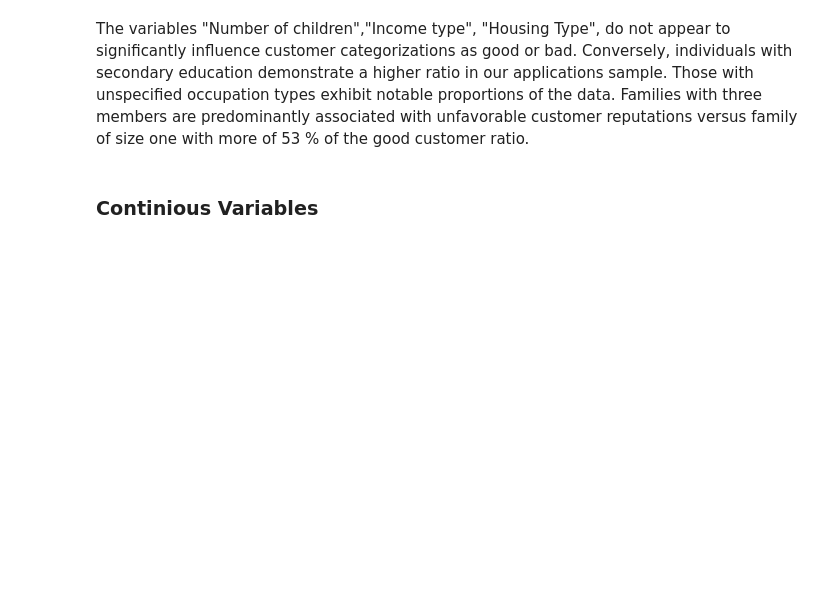
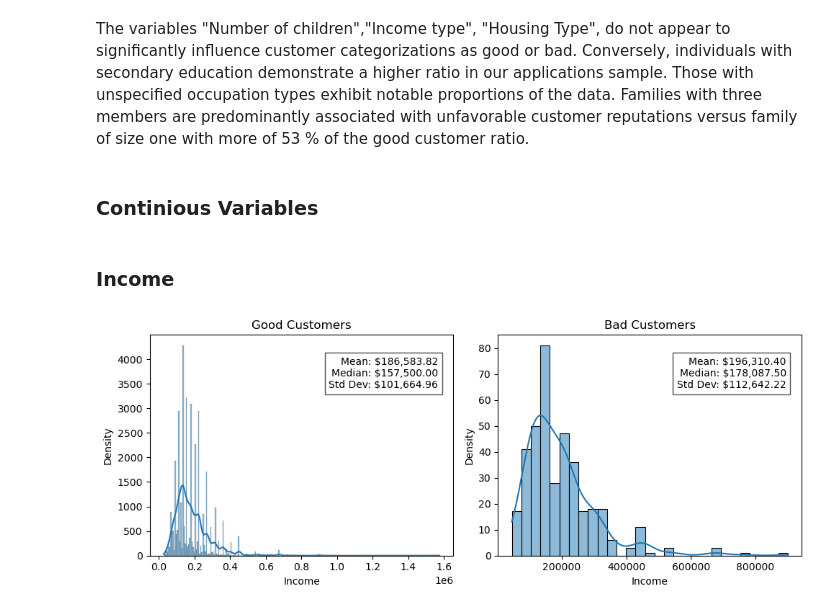
Before and after one commit to DBlassio/tangelo, a Jupyter notebook: notebooks/exploration.ipynb, the cells around one changed output. Drawn from its saved outputs; the diff is of its cells as text; code cells hidden in the pictures; blank space fills up the shorter version.

```diff
--- a/notebooks/exploration.ipynb
+++ b/notebooks/exploration.ipynb
@@ -200,3 +200,38 @@ plt.show()
 The variables "Number of children","Income type", "Housing Type", do not appear to significantly influence customer categorizations as good or bad. Conversely, individuals with secondary education demonstrate a higher ratio in our applications sample. Those with unspecified occupation types exhibit notable proportions of the data. Families with three members are predominantly associated with unfavorable customer reputations versus family of size one with more of 53 % of the good customer ratio.
 # %% [markdown]
 ### Continious Variables
+# %% [markdown]
+### Income
+# %%
+fig, ax = plt.subplots(1, 2, figsize=(10, 4))
+# Plotting the distributions
+sns.histplot(data=df[df.target == 0], x="AMT_INCOME_TOTAL", kde=True, ax=ax[0])
+sns.histplot(data=df[df.target == 1], x="AMT_INCOME_TOTAL", kde=True, ax=ax[1])
+
+# Set titles and labels for the subplots
+mean_0 = df[df.target == 0]["AMT_INCOME_TOTAL"].mean()
+median_0 = df[df.target == 0]["AMT_INCOME_TOTAL"].median()
+std_0 = df[df.target == 0]["AMT_INCOME_TOTAL"].std()
+txt_0 = f'Mean: ${mean_0:,.2f}\nMedian: ${median_0:,.2f}\nStd Dev: ${std_0:,.2f}'
+
+ax[0].set_title('Good Customers')
+ax[0].set_xlabel('Income')
+ax[0].set_ylabel('Density')
+ax[0].text(0.95, 0.9, txt_0, transform=ax[0].transAxes, va='top', ha='right', bbox=dict(facecolor='white', alpha=0.7))
+
+# Set titles and labels for the subplots
+mean_1 = df[df.target == 1]["AMT_INCOME_TOTAL"].mean()
+median_1 = df[df.target == 1]["AMT_INCOME_TOTAL"].median()
+std_1 = df[df.target == 1]["AMT_INCOME_TOTAL"].std()
+txt_1 = f'Mean: ${mean_1:,.2f}\nMedian: ${median_1:,.2f}\nStd Dev: ${std_1:,.2f}'
+
+ax[1].set_title('Bad Customers')
+ax[1].set_xlabel('Income')
+ax[1].set_ylabel('Density')
+ax[1].text(0.95, 0.9, txt_1, transform=ax[1].transAxes, va='top', ha='right', bbox=dict(facecolor='white', alpha=0.7))
+
+# Adjust layout
+plt.tight_layout()
+plt.show()
+# %% [output]
+[figure, added]
```
Also changed, not shown: parts of 14 cells of this notebook.
